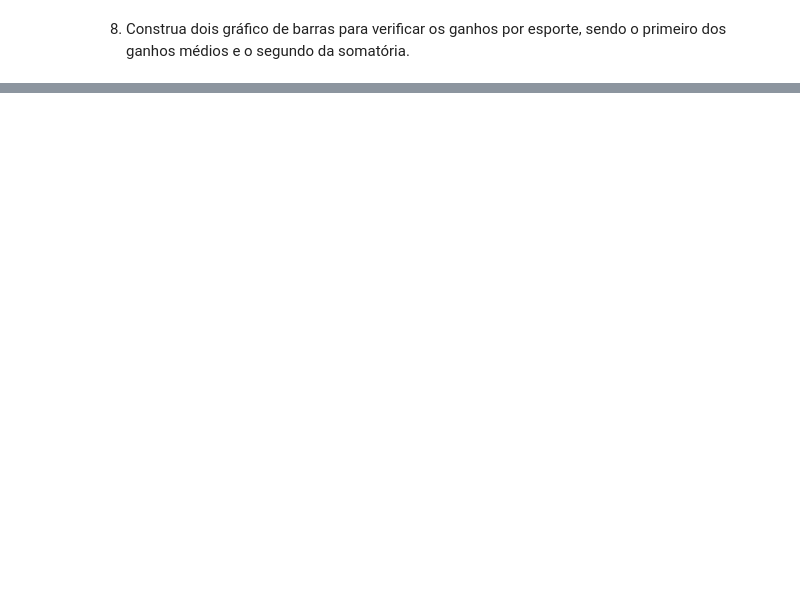
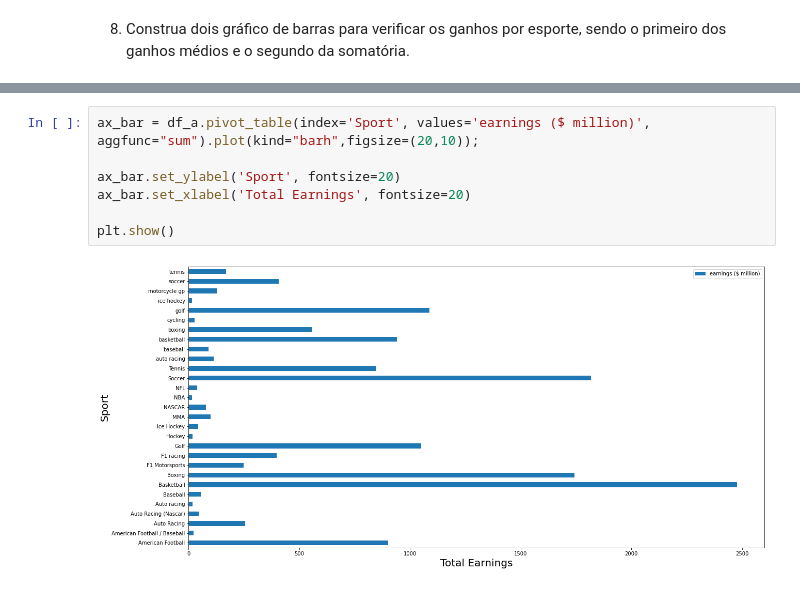
Before and after one commit to joaopasini/letscode_repository, a Jupyter notebook: Módulo 5 - Técnicas de Programação II - Python/Aulas/Aula 2 - Continuação Gráficos com Pandas.ipynb, the cells around one changed output, grey strips where cells are left out. Drawn from its saved outputs; the diff is of its cells as text; blank space fills up the shorter version.

```diff
--- a/Módulo 5 - Técnicas de Programação II - Python/Aulas/Aula 2 - Continuação Gráficos com Pandas.ipynb
+++ b/Módulo 5 - Técnicas de Programação II - Python/Aulas/Aula 2 - Continuação Gráficos com Pandas.ipynb
@@ -269,0 +335,9 @@ df_a.groupby("Name", as_index=False).mean().sort_values('earnings ($ million)')
+# %%
+ax_bar = df_a.pivot_table(index='Sport', values='earnings ($ million)', aggfunc="sum").plot(kind="barh",figsize=(20,10));
+
+ax_bar.set_ylabel('Sport', fontsize=20)
+ax_bar.set_xlabel('Total Earnings', fontsize=20)
+
+plt.show()
+# %% [output]
+[figure, added]
```
Also changed, not shown: parts of 18 cells of this notebook.
